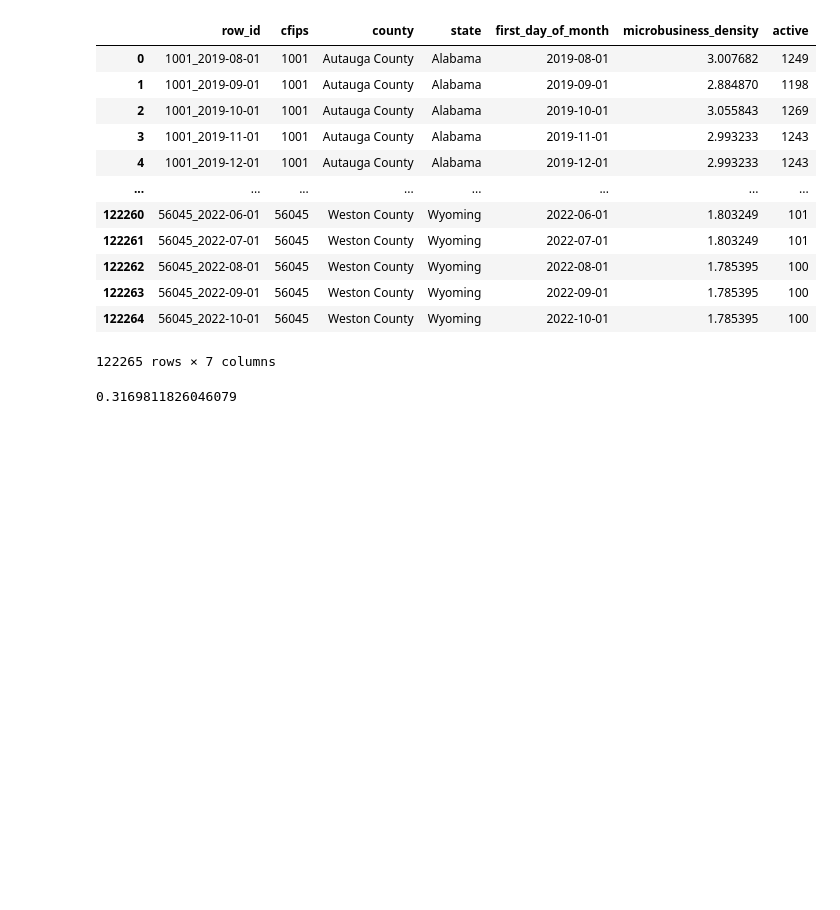
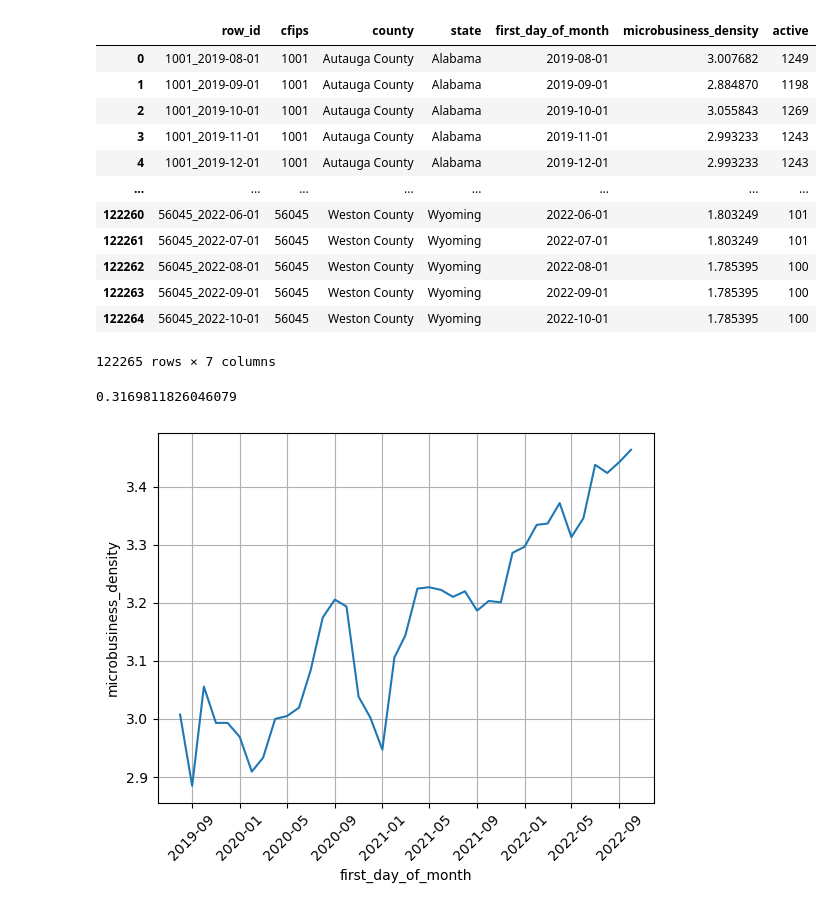
Before and after one commit to chandanabrdwj/100DaysOfML, a Jupyter notebook: microbusiness-density-forecasting.ipynb, the cells around one changed output. Saved outputs shown, nothing was run; the diff lists cells and outputs as text; code cells hidden in the pictures; blank space fills up the shorter version.

Commit message:
Kaggle Notebook | EDA Microbusiness Density Forecasting | Version 3

```diff
--- a/microbusiness-density-forecasting.ipynb
+++ b/microbusiness-density-forecasting.ipynb
@@ -128,6 +130,9 @@ Data columns (total 26 columns):
  25  median_hh_inc_2021     3140 non-null   float64
 dtypes: float64(23), int64(3)
 memory usage: 638.3 KB
+# %%
+df_train.first_day_of_month = pd.to_datetime(df_train.first_day_of_month)
+df_test.first_day_of_month = pd.to_datetime(df_test.first_day_of_month)
 # %%
 df_train.isna().any().sum()
 # %% [output]
@@ -265,3 +286,11 @@ df_train.microbusiness_density.corr(df_train.active)
 # %%
 # result = pd.concat([df_train, df_census], axis=1, join="outer")
 # result.isna().any().sum()
+# %%
+df_sample=df_train[df_train["cfips"]==1001]
+
+sns.lineplot(data=df_sample,x="first_day_of_month",y="microbusiness_density")
+plt.grid()
+plt.xticks(rotation=45);
+# %% [output]
+[figure, added]
```
Also changed, not shown: parts of 4 cells of this notebook.
